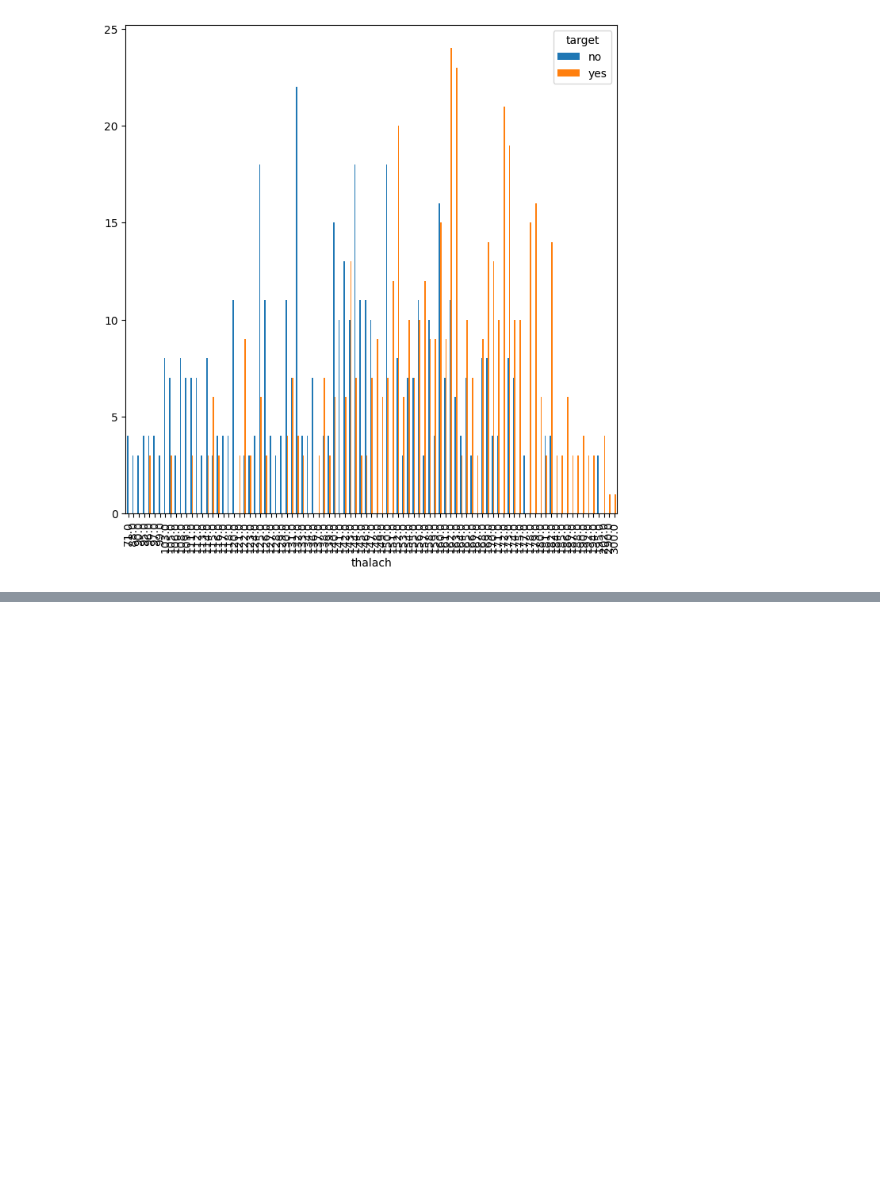
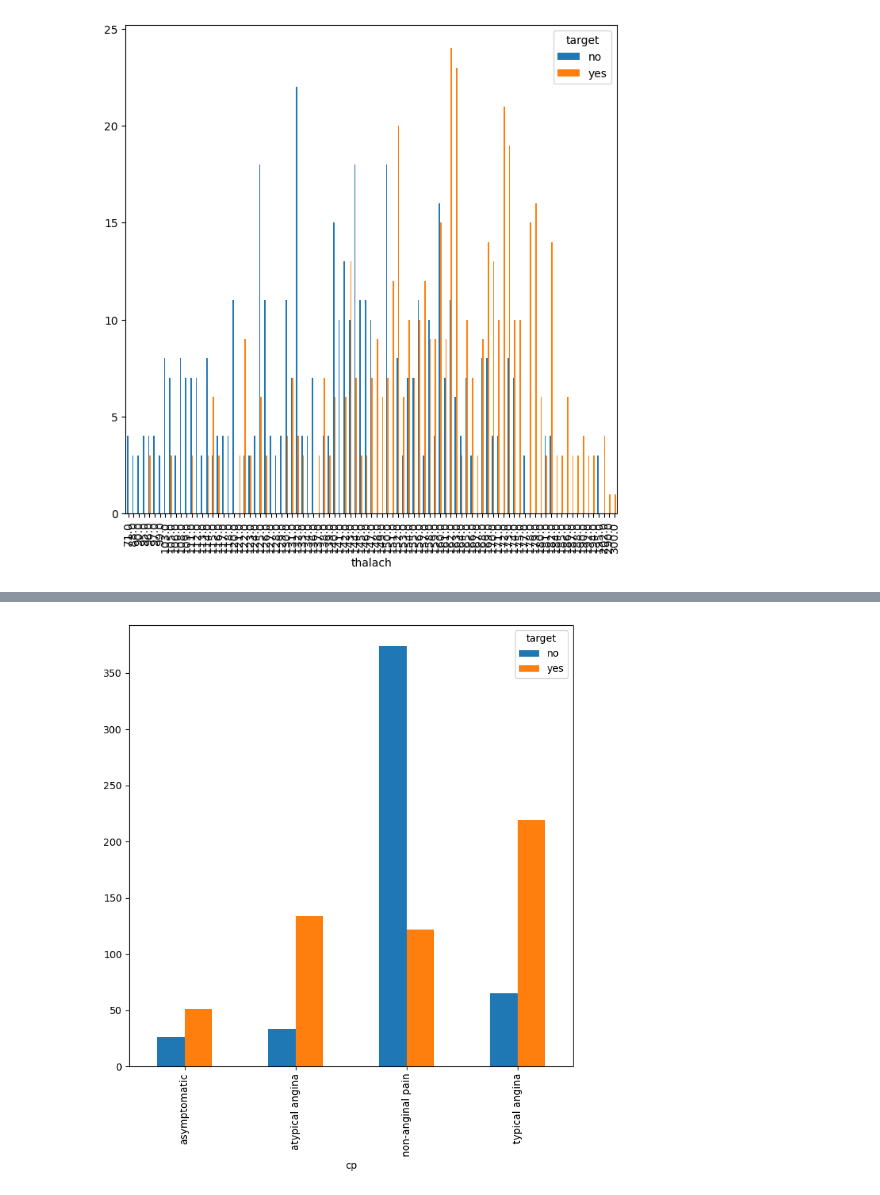
Before and after one commit to ehtisham-sadiq/Building-an-ML-Based-Heart-Disease-Diagnosis-System-with-Flask, a Jupyter notebook: notebook/EDA.ipynb, the cells around one changed output, grey strips where cells are left out. Cells and saved outputs as stored; diff of their text form; code cells hidden in the pictures; blank space fills up the shorter version.

```diff
--- a/notebook/EDA.ipynb
+++ b/notebook/EDA.ipynb
@@ -196,0 +214,4 @@ pd.crosstab(df.thalach, df.target).plot(kind='bar', figsize=(8,8));
+# %%
+pd.crosstab(df.cp, df.target).plot(kind='bar', figsize=(8,8));
+# %% [output]
+[figure, added]
```
Also changed, not shown: parts of 41 cells of this notebook.
